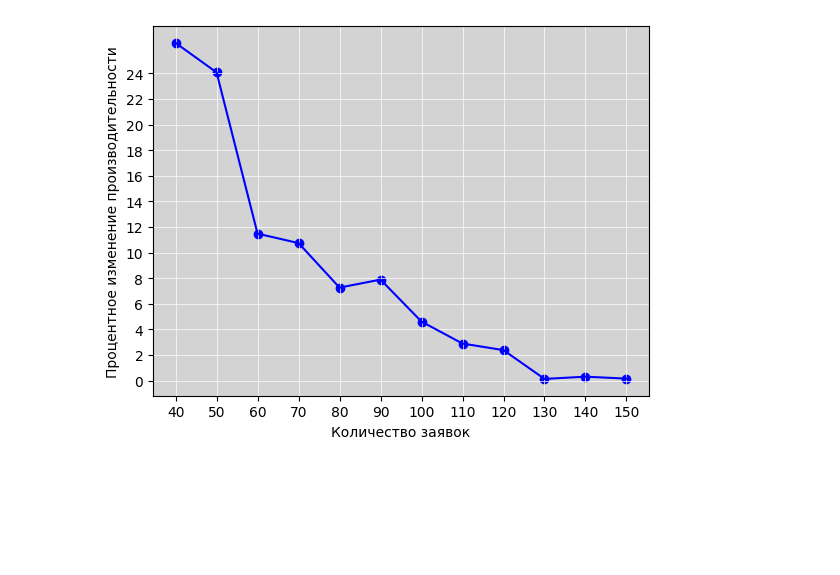
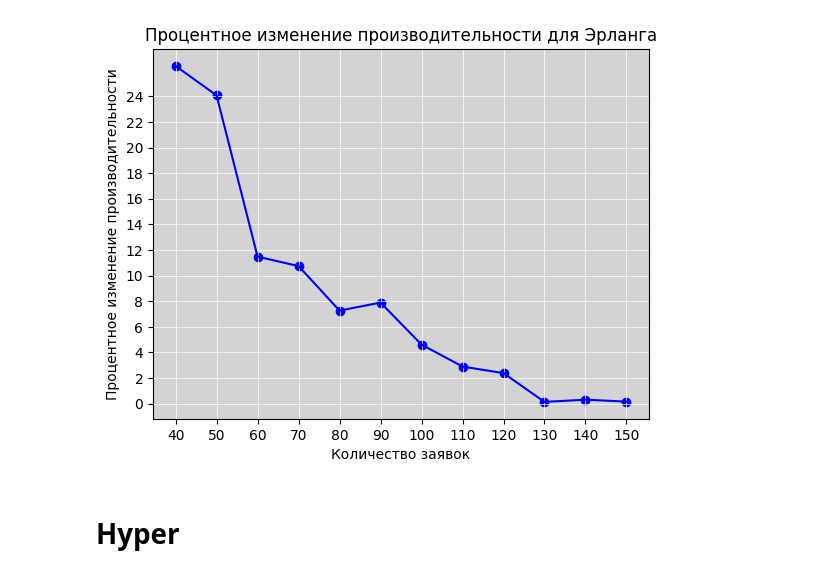
Before and after one commit to ta4ilka69/simulation-labs, a Jupyter notebook: lab4/graph_maker.ipynb, the cells around one changed output. Cells and saved outputs as stored; diff of their text form; code cells hidden in the pictures; blank space fills up the shorter version.

```diff
--- a/lab4/graph_maker.ipynb
+++ b/lab4/graph_maker.ipynb
@@ -23,16 +24,19 @@ plt.savefig("4_1_erl.png")
 # %%
 m = m[3:len(m)-3]
 la = la[3:len(la)-3]
 percent_changes = [abs(la[i] - la[i-1])/la[i-1]*100 for i in range(1, len(la))]
 plt.gca().set_facecolor("lightgray")
+plt.title("Процентное изменение производительности для Эрланга")
 plt.plot(m[1:], percent_changes, color="blue")
 plt.scatter(m[1:], percent_changes, color="blue")
 plt.xlabel("Количество заявок")
 plt.ylabel("Процентное изменение производительности")
 plt.grid(True, linewidth=0.5, color="white")
 plt.xticks(np.arange(40, 160, 10).tolist())
 plt.yticks(np.arange(0, 26, 2).tolist())
 plt.savefig("4_1_erl_compare.png")
 None
 # %% [output]
-[figure, old version]
+[figure, new version]
+# %% [markdown]
+# Hyper
```
Also changed, not shown: parts of 4 cells of this notebook, 5 other files.
